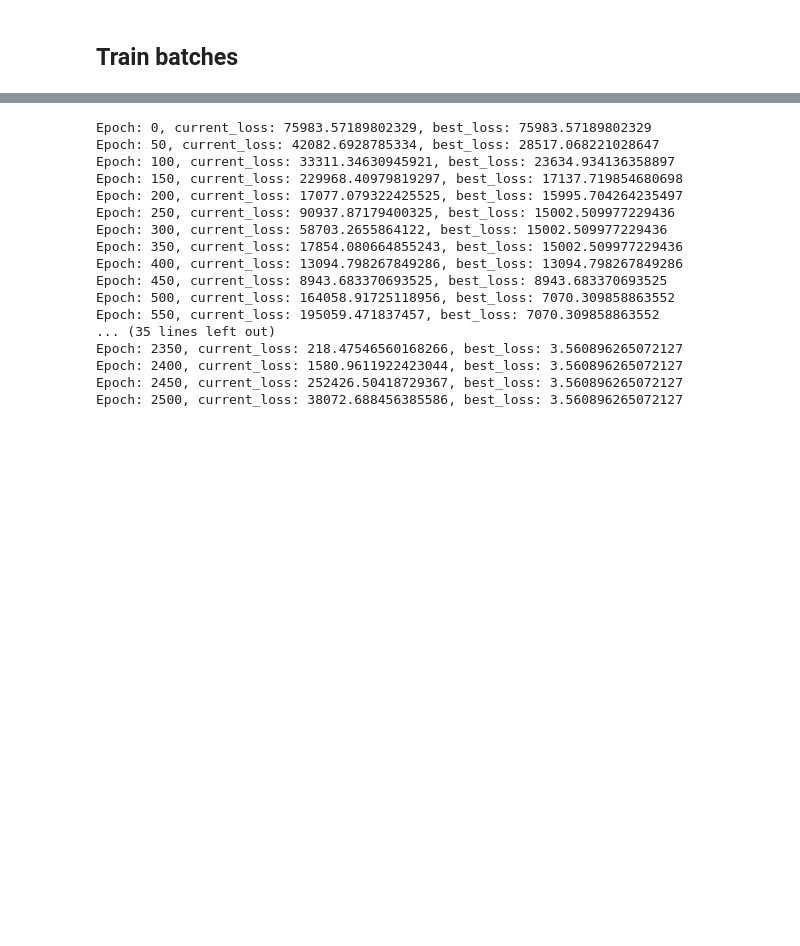
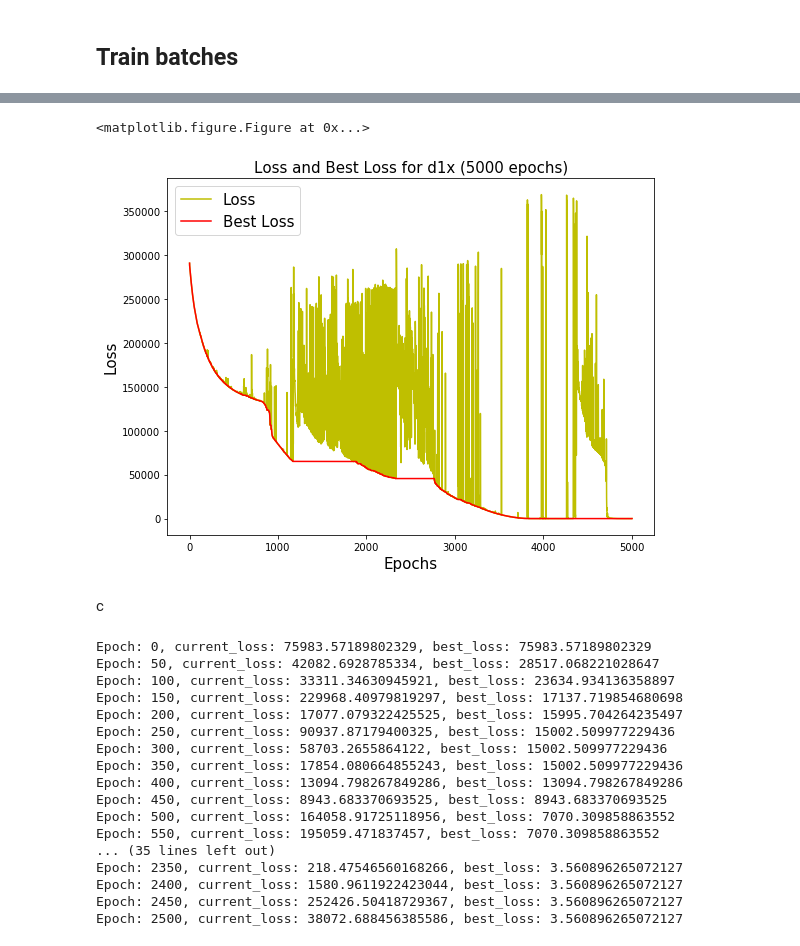
Before and after one commit to karanrshastri/RecommendationSystem, a Jupyter notebook: notebooks/03_arch.ipynb, the cells around one changed output, grey strips where cells are left out. Cells and saved outputs as stored; diff of their text form; code cells hidden in the pictures; blank space fills up the shorter version.

```diff
--- a/notebooks/03_arch.ipynb
+++ b/notebooks/03_arch.ipynb
@@ -256,0 +306,10 @@ d1x_loss = []
+# %%
+l, bl, e_done, min_loss = train_helper(
+    model=model,
+    X=d2x, y=d2y,
+    epochs=2500, log_at=100, epochs_done=e_done,
+    loss_min=min_loss,
+    save_path="../models/03_arch_d1x")
+
+d1x_loss.extend(l)
+d1x_best_loss.extend(bl)
@@ -257,3 +334,10 @@ d1x_loss = []
+# %%
+plot_helper(d1x_loss, d1x_best_loss, 'd1x (5000 epochs)', '../figures/d1x_5000.png')
+# %% [output]
+<matplotlib.figure.Figure at 0x...>
+[figure, added]
+# %% [markdown]
+c
 # %%
 d1x_loss.extend(train_helper(model=model, X=d1x, y=d1y, epochs=2500, log_at=50, save_path="../models/03_arch_d1x"))
 # %% [output]
```
Also changed, not shown: parts of 17 cells of this notebook.
